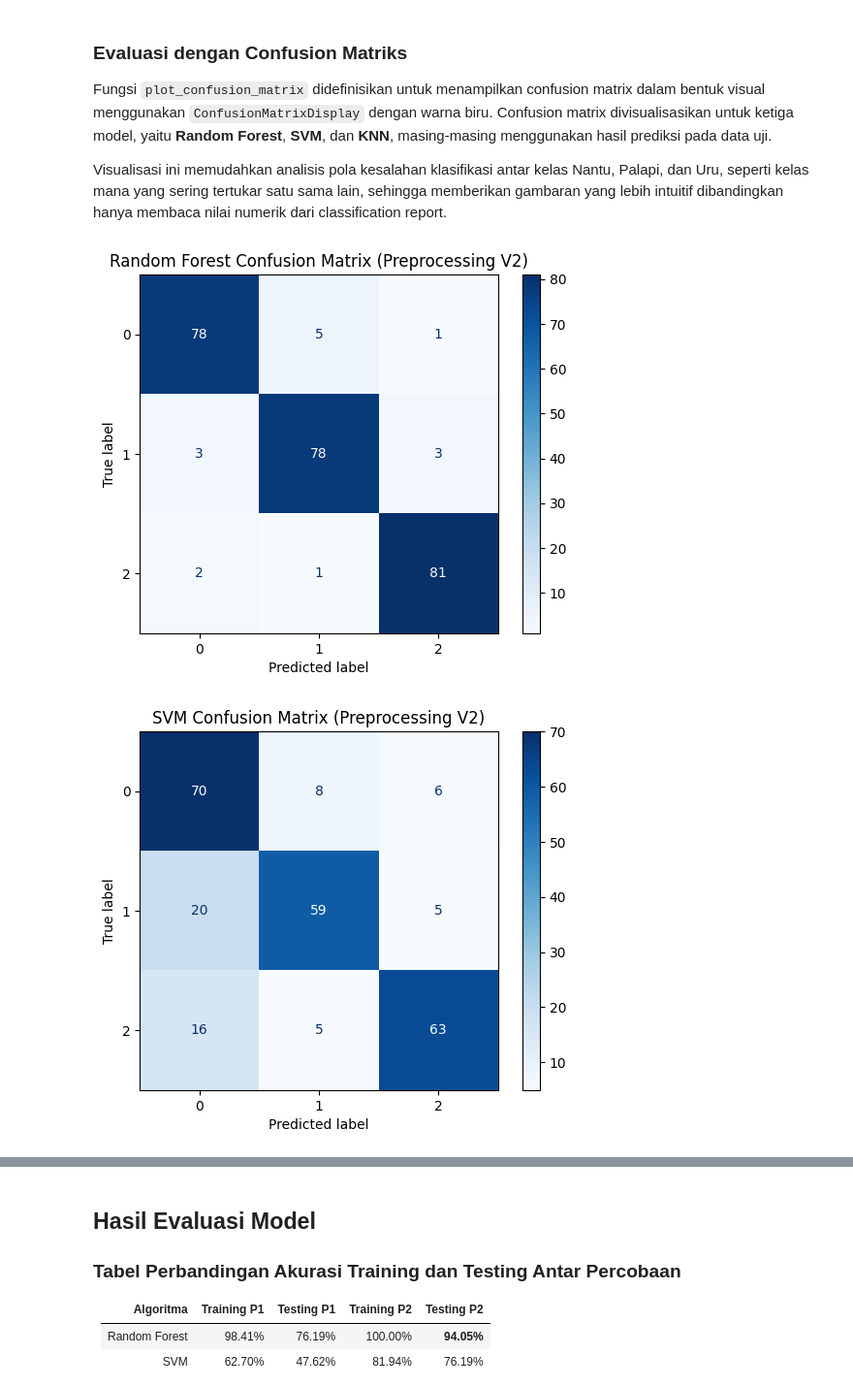
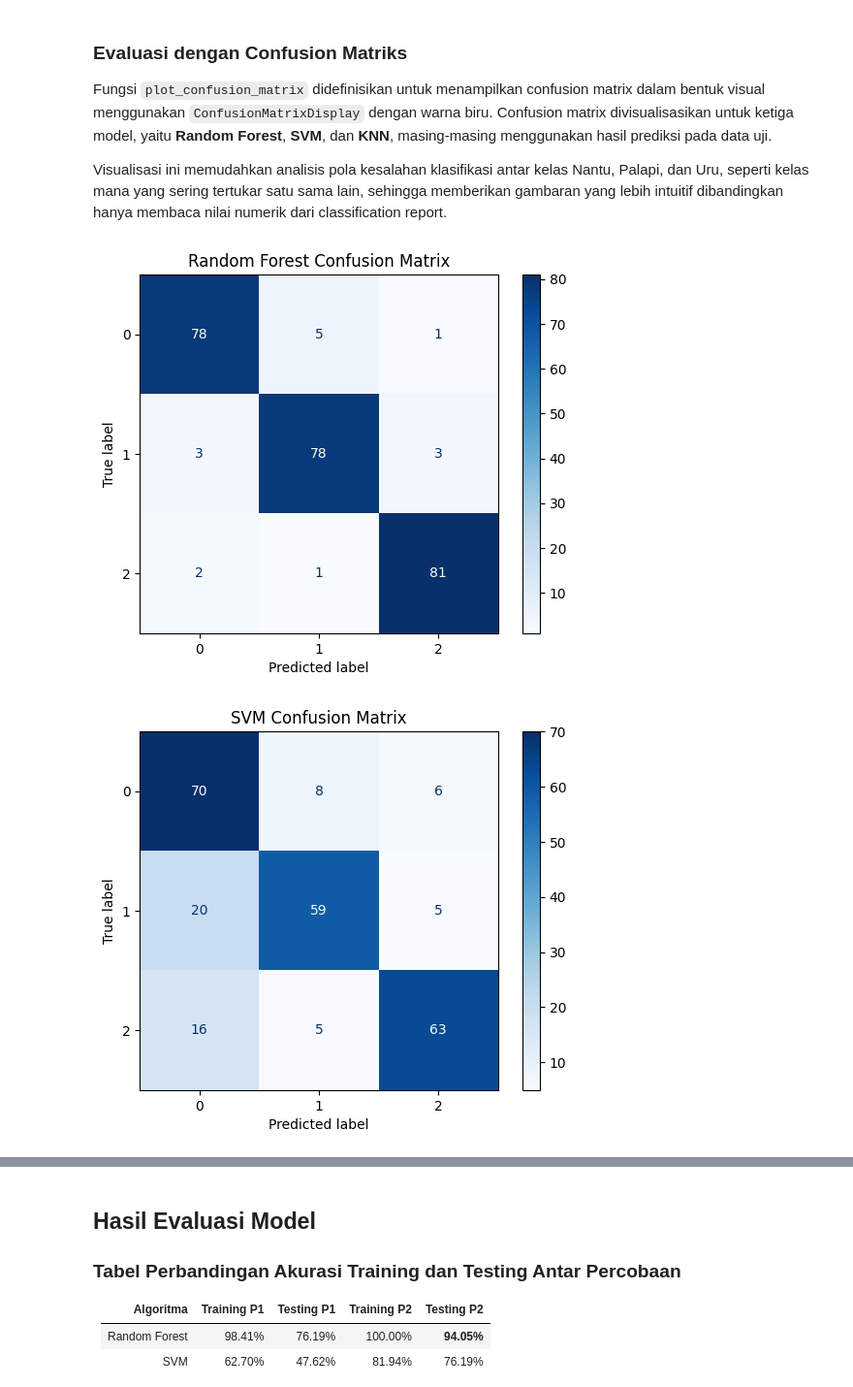
Before and after one commit to Sagos4321/PCD-Project-Kelompok-3, a Jupyter notebook: Percobaan2.ipynb, the cells around one changed output, grey strips where cells are left out. Shown at 97% size. Drawn from its saved outputs; the diff is of its cells as text; code cells hidden in the pictures.

```diff
--- a/Percobaan2.ipynb
+++ b/Percobaan2.ipynb
@@ -552,17 +552,17 @@ Visualisasi ini memudahkan analisis pola kesalahan klasifikasi antar kelas Nantu
 # %%
 def plot_confusion_matrix(y_true, y_pred, title):
     cm = confusion_matrix(y_true, y_pred)
     disp = ConfusionMatrixDisplay(confusion_matrix=cm)
     disp.plot(cmap=plt.cm.Blues)
     plt.title(title)
     plt.show()
 
 # Plot confusion matrix for Random Forest
-plot_confusion_matrix(y_test, rf.predict(X_test), "Random Forest Confusion Matrix (Preprocessing V2)")
+plot_confusion_matrix(y_test, rf.predict(X_test), "Random Forest Confusion Matrix")
 # Plot confusion matrix for SVM
-plot_confusion_matrix(y_test, svm.predict(X_test), "SVM Confusion Matrix (Preprocessing V2)")
+plot_confusion_matrix(y_test, svm.predict(X_test), "SVM Confusion Matrix")
 # Plot confusion matrix for KNN
-plot_confusion_matrix(y_test, knn.predict(X_test), "KNN Confusion Matrix (Preprocessing V2)")
+plot_confusion_matrix(y_test, knn.predict(X_test), "KNN Confusion Matrix")
 # %% [output]
-[figure, old version]
+[figure, new version]
-[figure, old version]
+[figure, new version]
```
Also changed, not shown: parts of 1 cell of this notebook.
